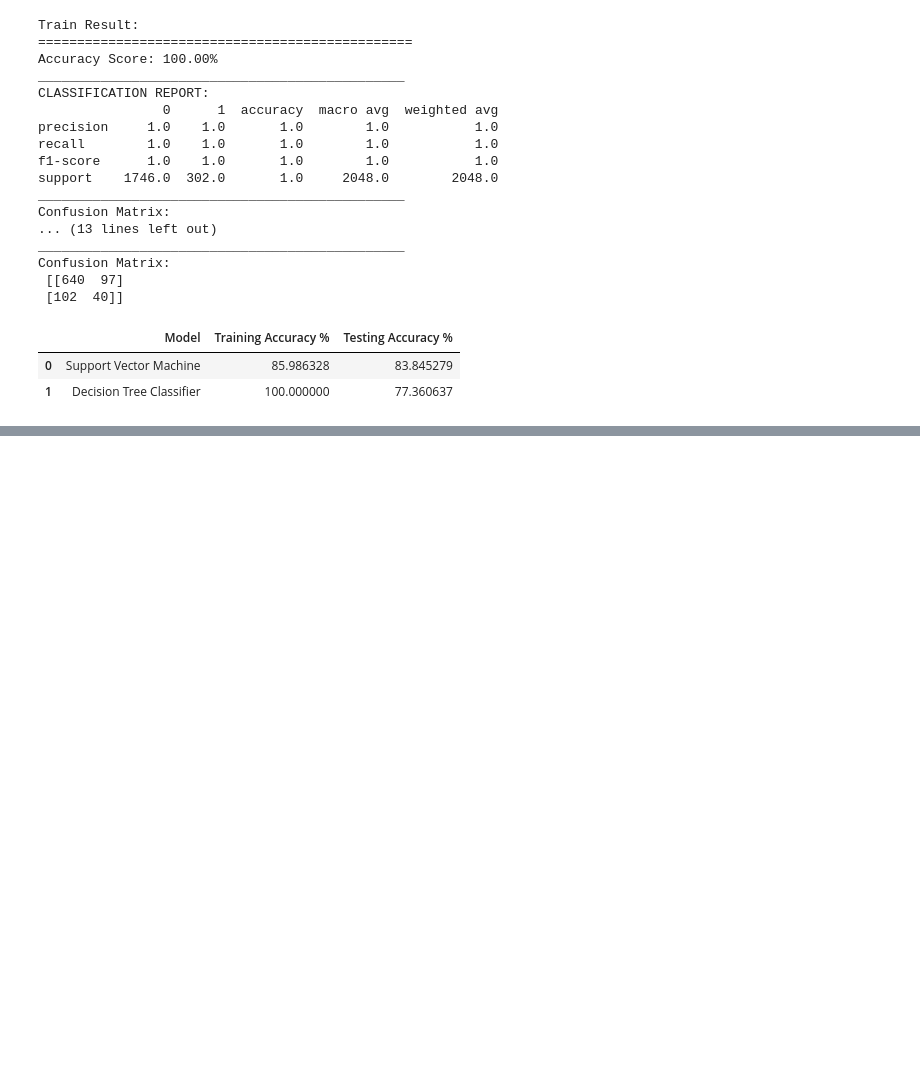
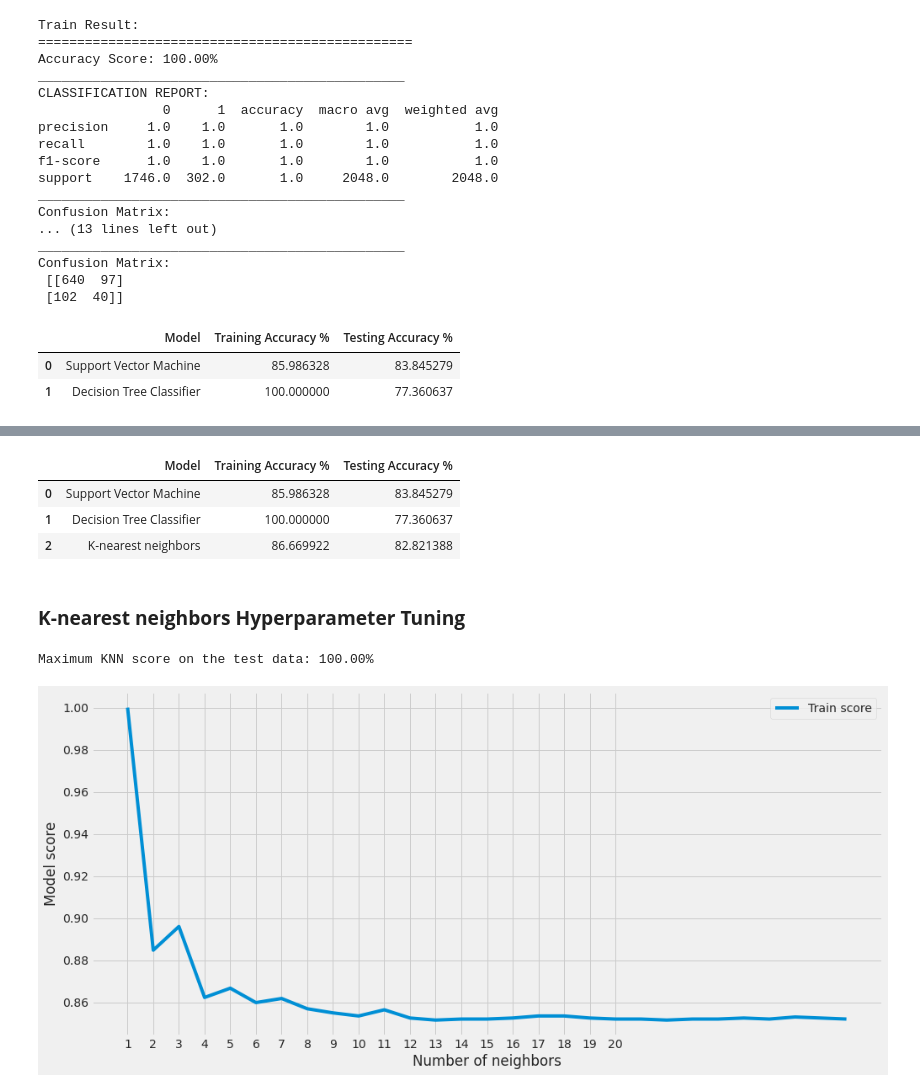
Before and after one commit to VermaSanjayrk/Cardiovascular-Risk-Prediction, a Jupyter notebook: Cardiovascular_Risk_Prediction.ipynb, the cells around one changed output, grey strips where cells are left out. Drawn from its saved outputs; the diff is of its cells as text; code cells hidden in the pictures; blank space fills up the shorter version.

```diff
--- a/Cardiovascular_Risk_Prediction.ipynb
+++ b/Cardiovascular_Risk_Prediction.ipynb
@@ -624,0 +629,8 @@ results_df
+# %%
+from sklearn.neighbors import KNeighborsClassifier
+
+knn_clf = KNeighborsClassifier()
+knn_clf.fit(X_train, y_train)
+
+print_score(knn_clf, X_train, y_train, X_test, y_test, train=True)
+print_score(knn_clf, X_train, y_train, X_test, y_test, train=False)
@@ -624,0 +655,37 @@ results_df
+# %%
+test_score = accuracy_score(y_test, knn_clf.predict(X_test)) * 100
+train_score = accuracy_score(y_train, knn_clf.predict(X_train)) * 100
+
+results_df_2 = pd.DataFrame(data=[["K-nearest neighbors", train_score, test_score]],
+                          columns=['Model', 'Training Accuracy %', 'Testing Accuracy %'])
+results_df = results_df.append(results_df_2, ignore_index=True)
+results_df
+# %% [output]
+|  | Model | Training Accuracy % | Testing Accuracy % |
+| 0 | Support Vector Machine | 85.986328 | 83.845279 |
+| 1 | Decision Tree Classifier | 100.000000 | 77.360637 |
+| 2 | K-nearest neighbors | 86.669922 | 82.821388 |
+# %% [markdown]
+### **K-nearest neighbors Hyperparameter Tuning**
+# %%
+train_score = []
+test_score = []
+neighbors = range(1, 30)
+
+for k in neighbors:
+    model = KNeighborsClassifier(n_neighbors=k)
+    model.fit(X_train, y_train)
+    train_score.append(accuracy_score(y_train, model.predict(X_train)))
+# %%
+plt.figure(figsize=(15, 7))
+
+plt.plot(neighbors, train_score, label="Train score")
+plt.xticks(np.arange(1, 21, 1))
+plt.xlabel("Number of neighbors")
+plt.ylabel("Model score")
+plt.legend()
+
+print(f"Maximum KNN score on the test data: {max(train_score)*100:.2f}%")
+# %% [output]
+Maximum KNN score on the test data: 100.00%
+[figure, added]
```
Also changed, not shown: parts of 8 cells of this notebook.
